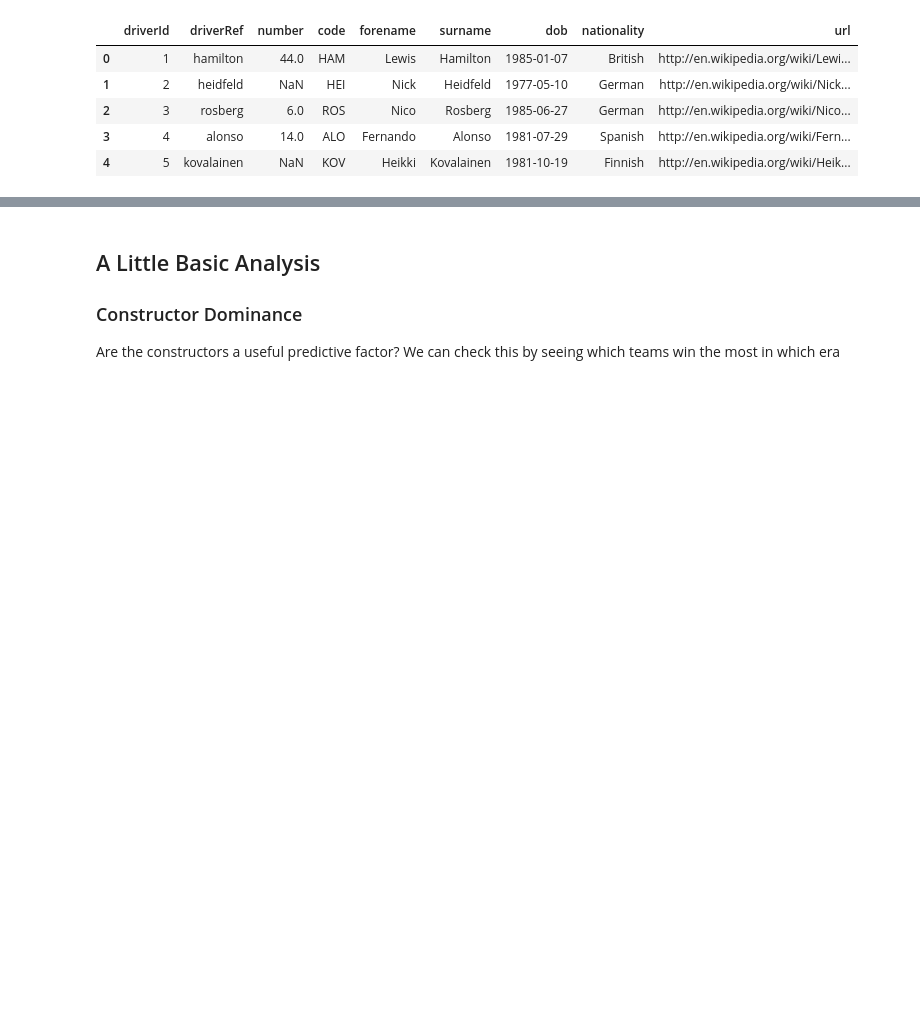
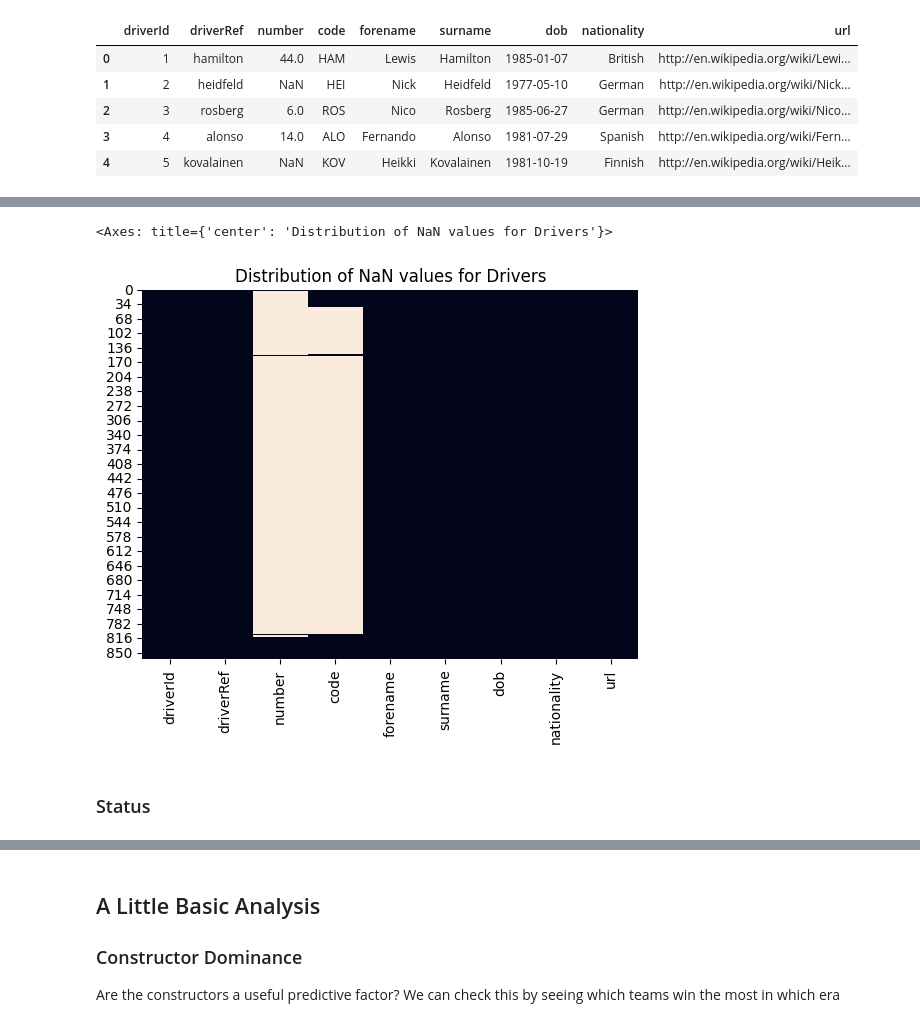
Before and after one commit to DaveAhearne/F1Prediction, a Jupyter notebook: F1Predictor.ipynb, the cells around one changed output, grey strips where cells are left out. Drawn from its saved outputs; the diff is of its cells as text; code cells hidden in the pictures; blank space fills up the shorter version.

```diff
--- a/F1Predictor.ipynb
+++ b/F1Predictor.ipynb
@@ -150,0 +348,10 @@ memory usage: 60.9+ KB
+# %%
+plt.xlabel("Field")
+plt.ylabel("Index")
+plt.title("Distribution of NaN values for Drivers")
+sns.heatmap(drivers_df.isna(), cbar=False)
+# %% [output]
+<Axes: title={'center': 'Distribution of NaN values for Drivers'}>
+[figure, added]
+# %% [markdown]
+### Status
```
Also changed, not shown: parts of 35 cells of this notebook.
